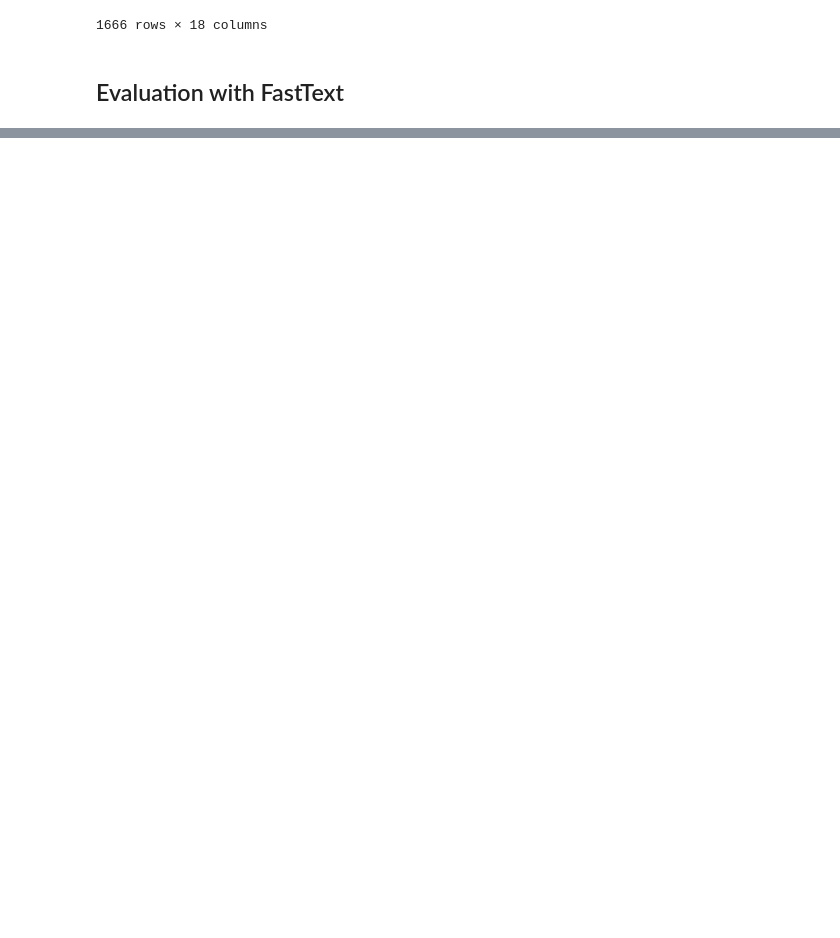
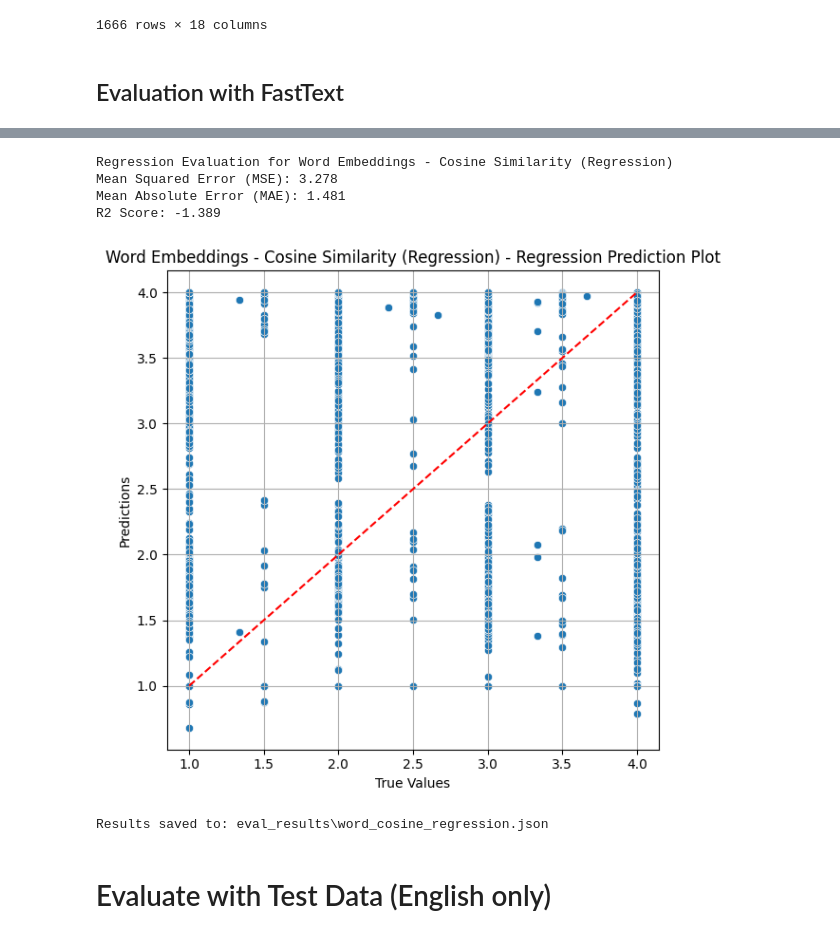
Before and after one commit to Eluminix/AI-Lab, a Jupyter notebook: 2.0 Word Embeddings English Baseline without ML.ipynb, the cells around one changed output, grey strips where cells are left out. Saved outputs shown, nothing was run; the diff lists cells and outputs as text; code cells hidden in the pictures; blank space fills up the shorter version.

```diff
--- a/2.0 Word Embeddings English Baseline without ML.ipynb
+++ b/2.0 Word Embeddings English Baseline without ML.ipynb
@@ -249,0 +316,12 @@ R² : -0.6321
+# %%
+test_y_pred = predict_regression(test_X, model)
+results = common_evaluation.evaluate_regression(test_y_true, test_y_pred, description="Word Embeddings - Cosine Similarity (Regression)", save_json_file_name="word_cosine_regression.json")
+# %% [output]
+Regression Evaluation for Word Embeddings - Cosine Similarity (Regression)
+Mean Squared Error (MSE): 3.278
+Mean Absolute Error (MAE): 1.481
+R2 Score: -1.389
+[figure, added]
+Results saved to: eval_results\word_cosine_regression.json
+# %% [markdown]
+# Evaluate with Test Data (English only)
```
Also changed, not shown: parts of 11 cells of this notebook, 2 other files.
